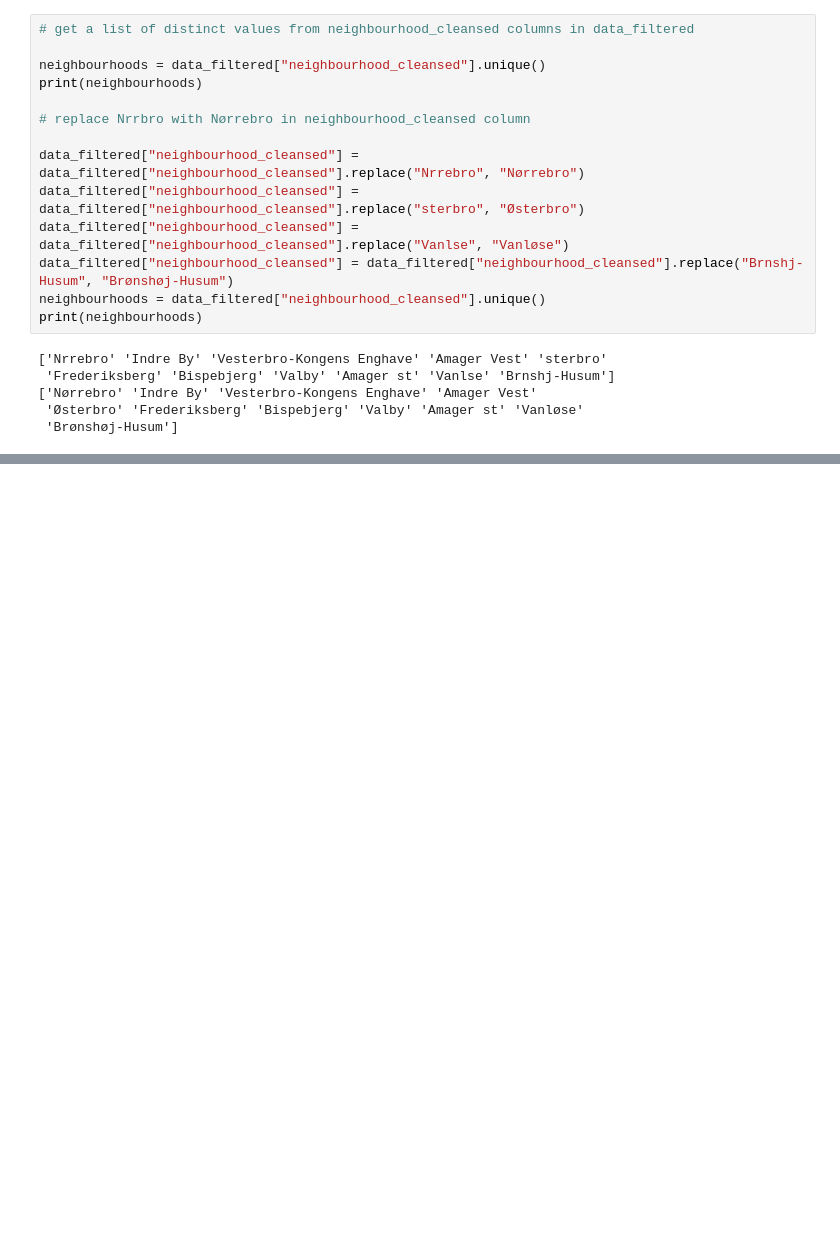
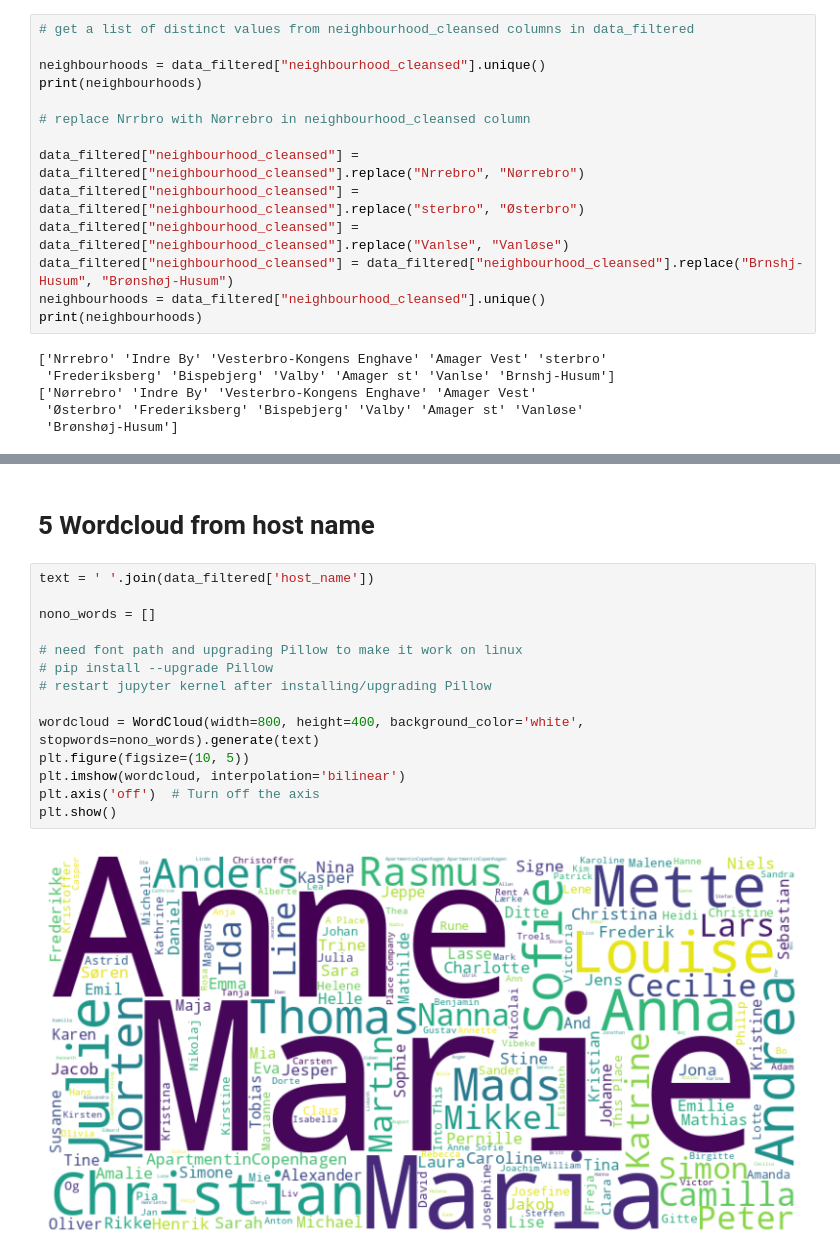
Before and after one commit to chooseanother/MAL1-Assignments, a Jupyter notebook: assignment1-airbnb-copenhagen/1. Kim.ipynb, the cells around one changed output, grey strips where cells are left out. Drawn from its saved outputs; the diff is of its cells as text; blank space fills up the shorter version.

```diff
--- a/assignment1-airbnb-copenhagen/1. Kim.ipynb
+++ b/assignment1-airbnb-copenhagen/1. Kim.ipynb
@@ -141,0 +181,18 @@ print(neighbourhoods)
+# %% [markdown]
+# 5 Wordcloud from host name
+# %%
+text = ' '.join(data_filtered['host_name'])
+
+nono_words = []
+
+# need font path and upgrading Pillow to make it work on linux
+# pip install --upgrade Pillow
+# restart jupyter kernel after installing/upgrading Pillow
+
+wordcloud = WordCloud(width=800, height=400, background_color='white', stopwords=nono_words).generate(text)
+plt.figure(figsize=(10, 5))
+plt.imshow(wordcloud, interpolation='bilinear')
+plt.axis('off')  # Turn off the axis
+plt.show()
+# %% [output]
+[figure, added]
```
Also changed, not shown: parts of 32 cells of this notebook, 2 other files.
